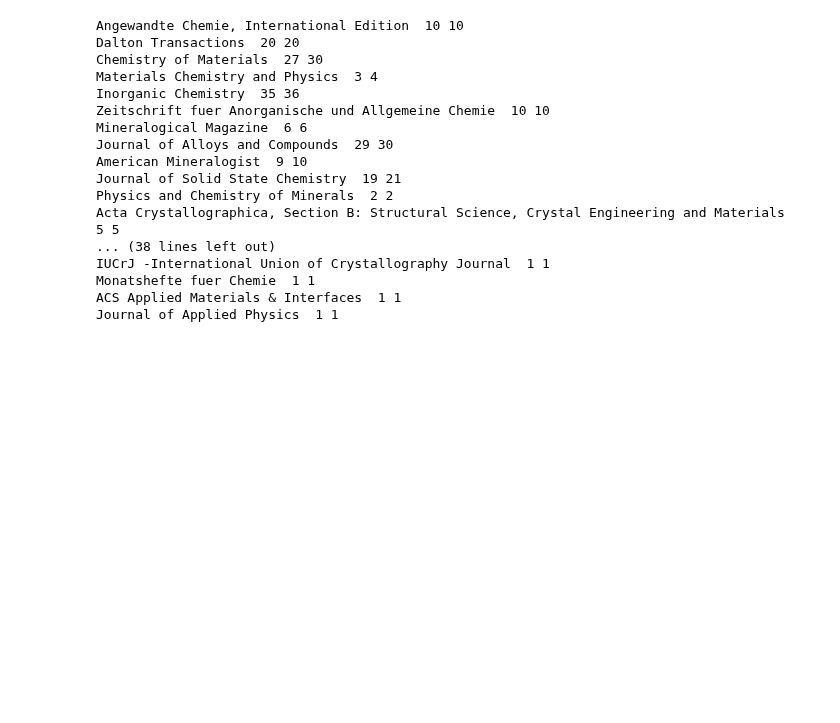
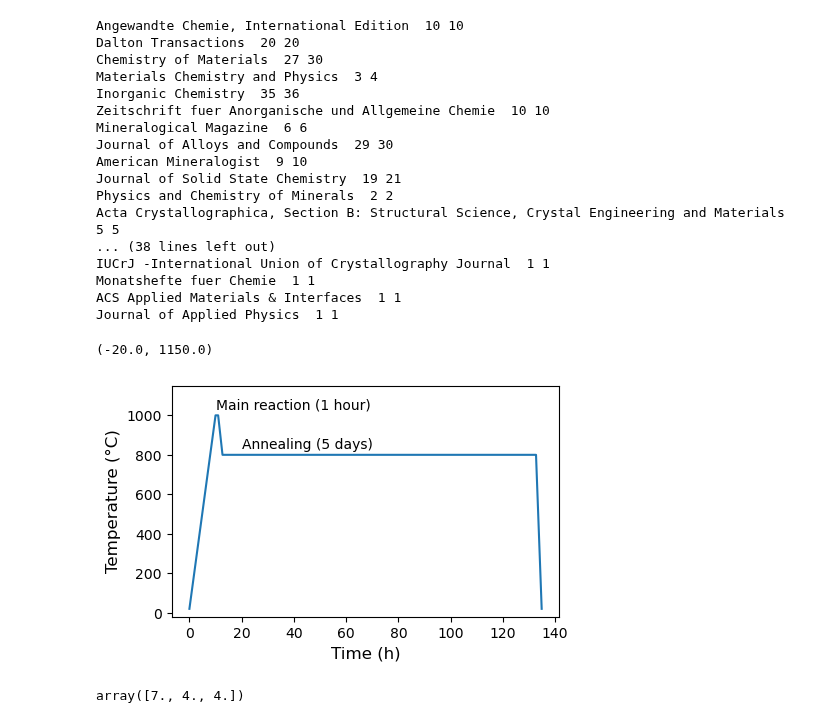
Before and after one commit to git-jhyang/inorganic_synthesis, a Jupyter notebook: notebooks/icsd.ipynb, the cells around one changed output. Cells and saved outputs as stored; diff of their text form; code cells hidden in the pictures; blank space fills up the shorter version.

```diff
--- a/notebooks/icsd.ipynb
+++ b/notebooks/icsd.ipynb
@@ -94,3 +94,20 @@ for k, v in sorted(by_journal.items(), key=lambda x: len(x[1]), reverse=True):
         i += 1
         f.write(f'\t{i}\t{_v}\n')
         y0 = y1
+# %%
+interval = [0, 10, 1, 100/60, 24*5, 130/60]
+temps = [20, 1000, 1000, 800, 800, 20]
+f, ax = plt.subplots(1,1,figsize=(5,3))
+ax.plot([np.sum(interval[:i+1]) for i in range(len(interval))], temps)
+ax.set_ylabel('Temperature (\u00b0C)', fontsize=12)
+ax.set_xlabel('Time (h)', fontsize=12)
+ax.text(10,1030, 'Main reaction (1 hour)')
+ax.text(20,830, 'Annealing (5 days)')
+ax.set_ylim(-20, 1150)
+# %% [output]
+(-20.0, 1150.0)
+[figure, added]
+# %%
+np.array([1.75, 1, 1]) * 4
+# %% [output]
+array([7., 4., 4.])
```
Also changed, not shown: 8 other files.
